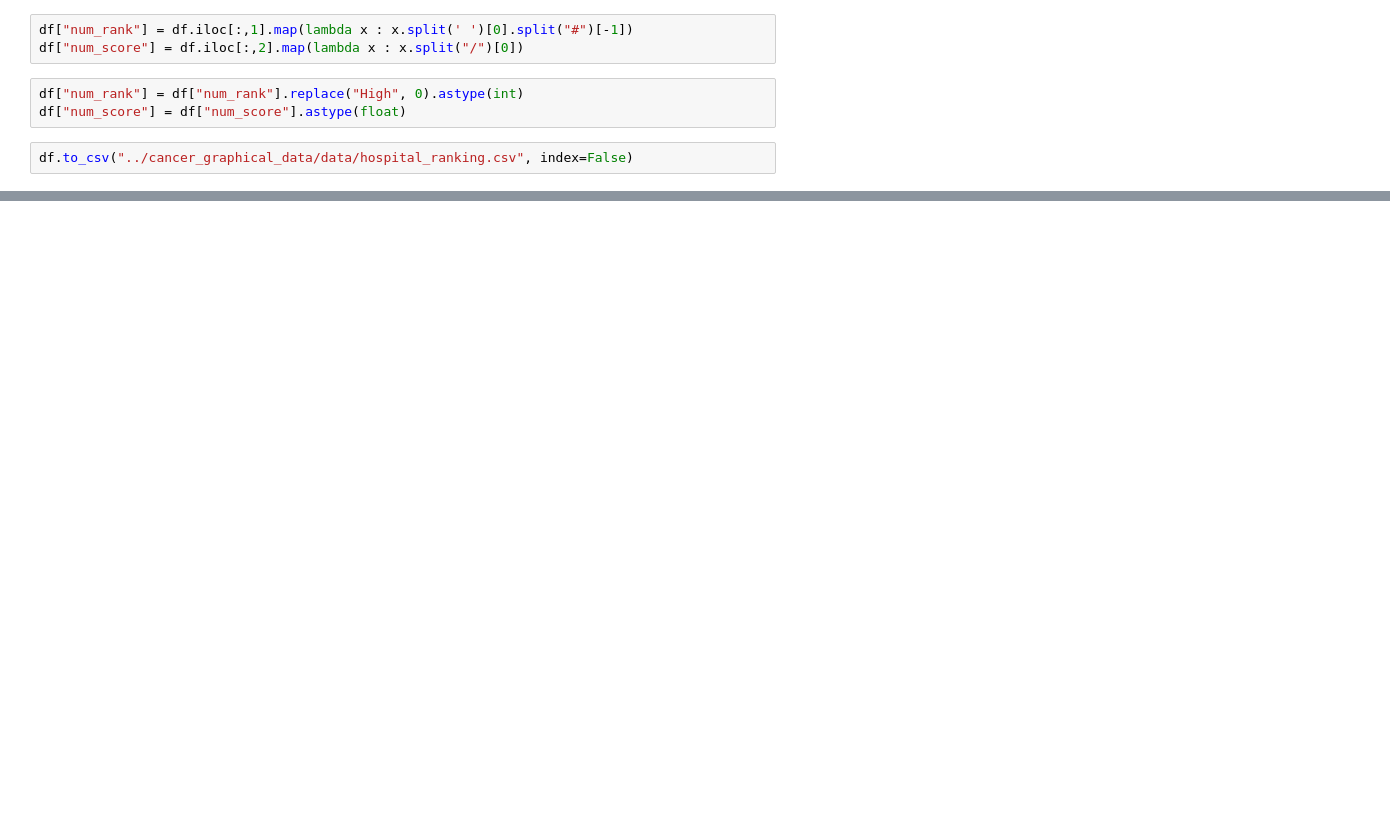
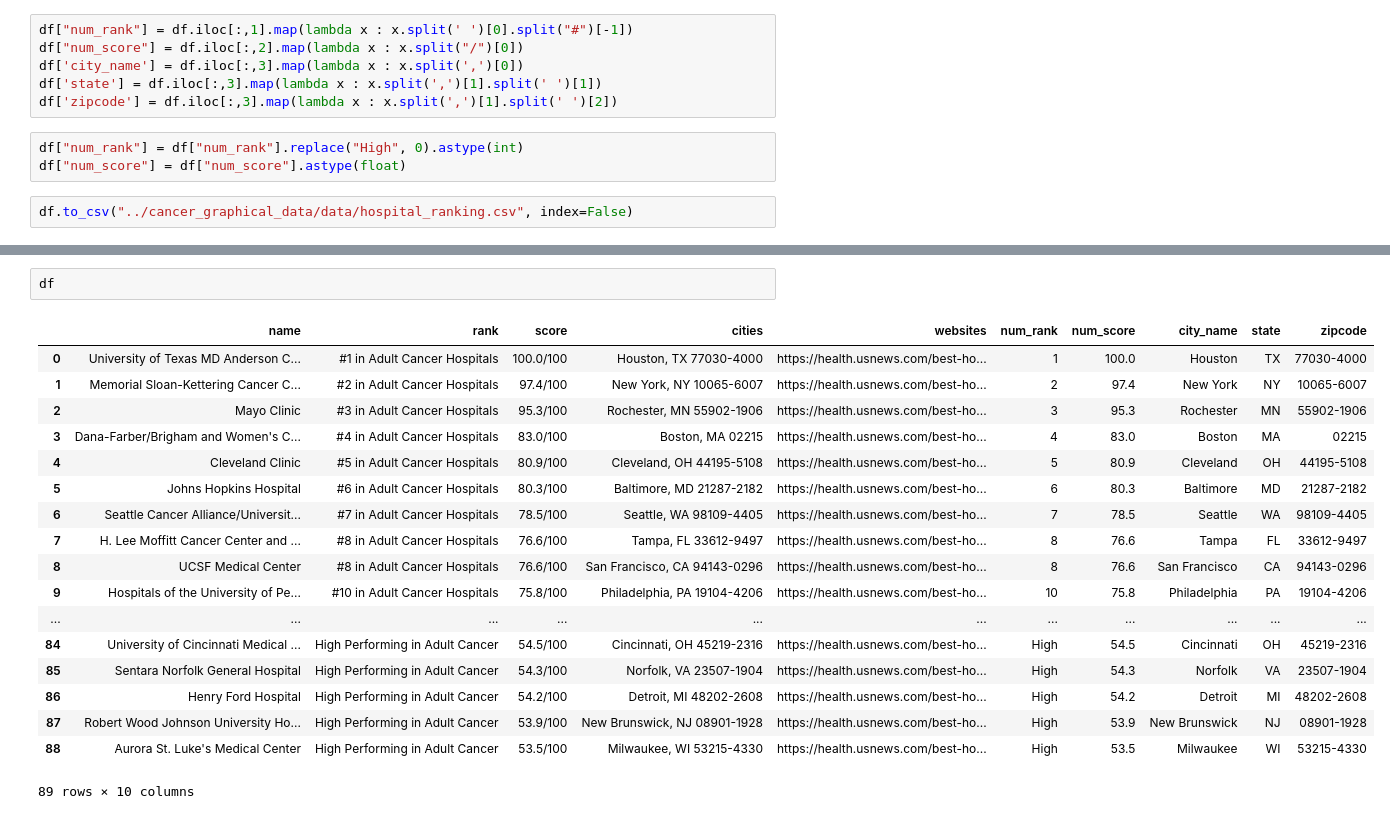
Before and after one commit to nomadtomas/cancer_graphical_data, a Jupyter notebook: cancer_hospital_rankings.ipynb, the cells around one changed output, grey strips where cells are left out. Drawn from its saved outputs; the diff is of its cells as text; blank space fills up the shorter version.

Commit message:
added columns to scrapped data

```diff
--- a/cancer_hospital_rankings.ipynb
+++ b/cancer_hospital_rankings.ipynb
@@ -83,6 +73,9 @@ df = m7.append(p9, ignore_index=True)
 # %%
 df["num_rank"] = df.iloc[:,1].map(lambda x : x.split(' ')[0].split("#")[-1])
 df["num_score"] = df.iloc[:,2].map(lambda x : x.split("/")[0])
+df['city_name'] = df.iloc[:,3].map(lambda x : x.split(',')[0])
+df['state'] = df.iloc[:,3].map(lambda x : x.split(',')[1].split(' ')[1])
+df['zipcode'] = df.iloc[:,3].map(lambda x : x.split(',')[1].split(' ')[2])
 # %%
 df["num_rank"] = df["num_rank"].replace("High", 0).astype(int)
 df["num_score"] = df["num_score"].astype(float)
@@ -93,0 +84,21 @@ https://health.usnews.com/best-hospitals/area/tx/university-of-texas-md-anderson
+# %%
+df
+# %% [output]
+|  | name | rank | score | cities | websites | num_rank | num_score | city_name | state | zipcode |
+| 0 | University of Texas MD Anderson C... | #1 in Adult Cancer Hospitals | 100.0/100 | Houston, TX 77030-4000 | https://health.usnews.com/best-ho... | 1 | 100.0 | Houston | TX | 77030-4000 |
+| 1 | Memorial Sloan-Kettering Cancer C... | #2 in Adult Cancer Hospitals | 97.4/100 | New York, NY 10065-6007 | https://health.usnews.com/best-ho... | 2 | 97.4 | New York | NY | 10065-6007 |
+| 2 | Mayo Clinic | #3 in Adult Cancer Hospitals | 95.3/100 | Rochester, MN 55902-1906 | https://health.usnews.com/best-ho... | 3 | 95.3 | Rochester | MN | 55902-1906 |
+| 3 | Dana-Farber/Brigham and Women's C... | #4 in Adult Cancer Hospitals | 83.0/100 | Boston, MA 02215 | https://health.usnews.com/best-ho... | 4 | 83.0 | Boston | MA | 02215 |
+| 4 | Cleveland Clinic | #5 in Adult Cancer Hospitals | 80.9/100 | Cleveland, OH 44195-5108 | https://health.usnews.com/best-ho... | 5 | 80.9 | Cleveland | OH | 44195-5108 |
+| 5 | Johns Hopkins Hospital | #6 in Adult Cancer Hospitals | 80.3/100 | Baltimore, MD 21287-2182 | https://health.usnews.com/best-ho... | 6 | 80.3 | Baltimore | MD | 21287-2182 |
+| 6 | Seattle Cancer Alliance/Universit... | #7 in Adult Cancer Hospitals | 78.5/100 | Seattle, WA 98109-4405 | https://health.usnews.com/best-ho... | 7 | 78.5 | Seattle | WA | 98109-4405 |
+| 7 | H. Lee Moffitt Cancer Center and ... | #8 in Adult Cancer Hospitals | 76.6/100 | Tampa, FL 33612-9497 | https://health.usnews.com/best-ho... | 8 | 76.6 | Tampa | FL | 33612-9497 |
+| 8 | UCSF Medical Center | #8 in Adult Cancer Hospitals | 76.6/100 | San Francisco, CA 94143-0296 | https://health.usnews.com/best-ho... | 8 | 76.6 | San Francisco | CA | 94143-0296 |
+| 9 | Hospitals of the University of Pe... | #10 in Adult Cancer Hospitals | 75.8/100 | Philadelphia, PA 19104-4206 | https://health.usnews.com/best-ho... | 10 | 75.8 | Philadelphia | PA | 19104-4206 |
+| ... | ... | ... | ... | ... | ... | ... | ... | ... | ... | ... |
+| 84 | University of Cincinnati Medical ... | High Performing in Adult Cancer | 54.5/100 | Cincinnati, OH 45219-2316 | https://health.usnews.com/best-ho... | High | 54.5 | Cincinnati | OH | 45219-2316 |
+| 85 | Sentara Norfolk General Hospital | High Performing in Adult Cancer | 54.3/100 | Norfolk, VA 23507-1904 | https://health.usnews.com/best-ho... | High | 54.3 | Norfolk | VA | 23507-1904 |
+| 86 | Henry Ford Hospital | High Performing in Adult Cancer | 54.2/100 | Detroit, MI 48202-2608 | https://health.usnews.com/best-ho... | High | 54.2 | Detroit | MI | 48202-2608 |
+| 87 | Robert Wood Johnson University Ho... | High Performing in Adult Cancer | 53.9/100 | New Brunswick, NJ 08901-1928 | https://health.usnews.com/best-ho... | High | 53.9 | New Brunswick | NJ | 08901-1928 |
+| 88 | Aurora St. Luke's Medical Center | High Performing in Adult Cancer | 53.5/100 | Milwaukee, WI 53215-4330 | https://health.usnews.com/best-ho... | High | 53.5 | Milwaukee | WI | 53215-4330 |
+89 rows × 10 columns
```
Also changed, not shown: parts of 2 cells of this notebook, 1 other file.
